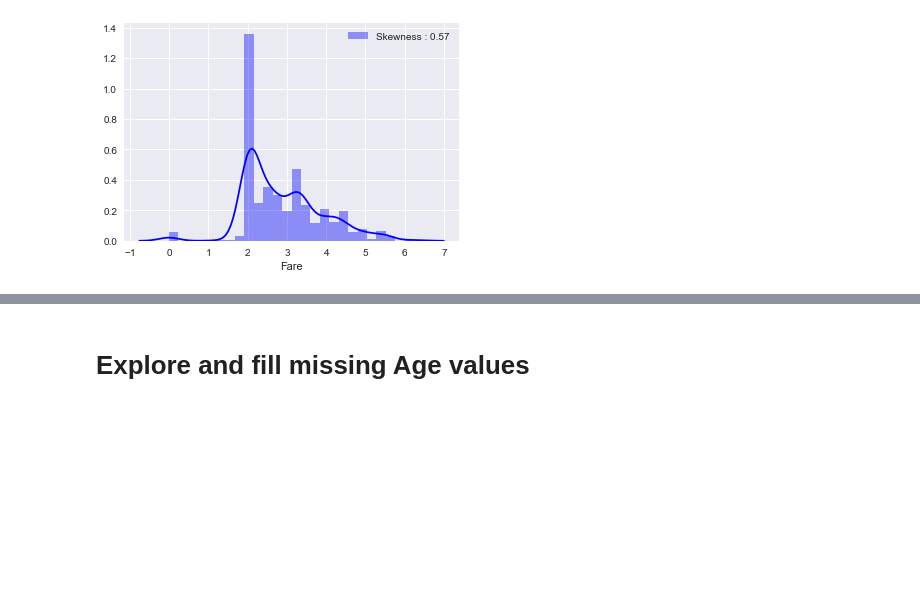
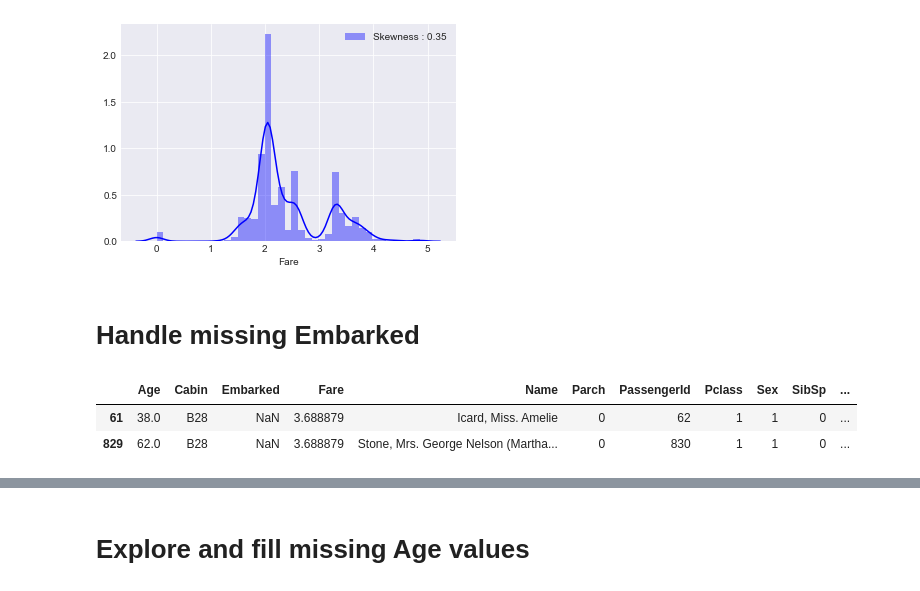
Before and after one commit to lordzsolt/Titanic, a Jupyter notebook: src/1_Explore.ipynb, the cells around one changed output, grey strips where cells are left out. Saved outputs shown, nothing was run; the diff lists cells and outputs as text; code cells hidden in the pictures; blank space fills up the shorter version.

Commit message:
Split fares

```diff
--- a/src/1_Explore.ipynb
+++ b/src/1_Explore.ipynb
@@ -89,0 +50,21 @@ g = g.map(sns.distplot, "Age")
+# %%
+# There are people who share tickets and Fare is the same => That's a group ticket => Fare is skewed
+def handle_same_tickets(df):
+    duplicates = pd.concat(g for _, g in df.groupby('Ticket') if len(g) > 1)
+    duplicates.drop_duplicates(subset=['Ticket'], inplace=True)
+    duplicate_tickets = duplicates['Ticket']
+
+    ticket_price_map = {}
+    for ticket in duplicate_tickets:
+        same = df[df['Ticket'] == ticket]
+        distinct_fares = same.drop_duplicates(subset=['Fare'])
+        if len(distinct_fares) > 1:
+            # For some reason there's one group, with Ticket = 7534 who have distinct Fare values, skip that
+            continue
+        group_size = len(same)
+        ticket_price_map[ticket] = same.iloc[1]['Fare'] / group_size
+
+
+    return df.apply(lambda x: ticket_price_map[x['Ticket']] if x['Ticket'] in ticket_price_map.keys() else x['Fare'], axis=1)
+
+combineDF['Fare'] = handle_same_tickets(combineDF)
@@ -90,2 +113,2 @@ g = g.map(sns.distplot, "Age")
 # %%
-combineDF['Fare'] = combineDF['Fare'].fillna(combineDF['Fare'].median())
+combineDF[combineDF['Fare'].isnull()]
@@ -92,3 +118,6 @@ combineDF['Fare'] = combineDF['Fare'].fillna(combineDF['Fare'].median())
+# %%
+people = combineDF[(combineDF['Embarked'] == 'S') & (combineDF['Pclass'] == 3)]
+combineDF.loc[combineDF['PassengerId'] == 1044, 'Fare'] = people['Fare'].median()
 # %%
 fares = combineDF['Fare']
 g = sns.distplot(fares, color='b', label="Skewness : %.2f"%(fares.skew()))
@@ -98,11 +127,19 @@ g = g.legend(loc='best')
 # %%
-combineDF['Fare'] = fares.map(lambda x: np.log(x) if x > 0 else 0)
+combineDF['Fare'] = combineDF['Fare'].map(lambda i: np.log(i) if i > 0 else 0)
 
 fares = combineDF['Fare']
 g = sns.distplot(fares, color='b', label="Skewness : %.2f"%(fares.skew()))
 g = g.legend(loc='best')
 # %% [output]
-[figure, old version]
+[figure, new version]
+# %% [markdown]
+# Handle missing Embarked
+# %%
+combineDF[combineDF['Embarked'].isnull()]
+# %% [output]
+|  | Age | Cabin | Embarked | Fare | Name | Parch | PassengerId | Pclass | Sex | SibSp | ... |
+| 61 | 38.0 | B28 | NaN | 3.688879 | Icard, Miss. Amelie | 0 | 62 | 1 | 1 | 0 | ... |
+| 829 | 62.0 | B28 | NaN | 3.688879 | Stone, Mrs. George Nelson (Martha... | 0 | 830 | 1 | 1 | 0 | ... |
 # %%
 sns.factorplot(x='Pclass', y='Survived', data=combineDF, kind="bar", size=6)
 # %% [output]
```
Also changed, not shown: parts of 31 cells of this notebook, 4 other files.
